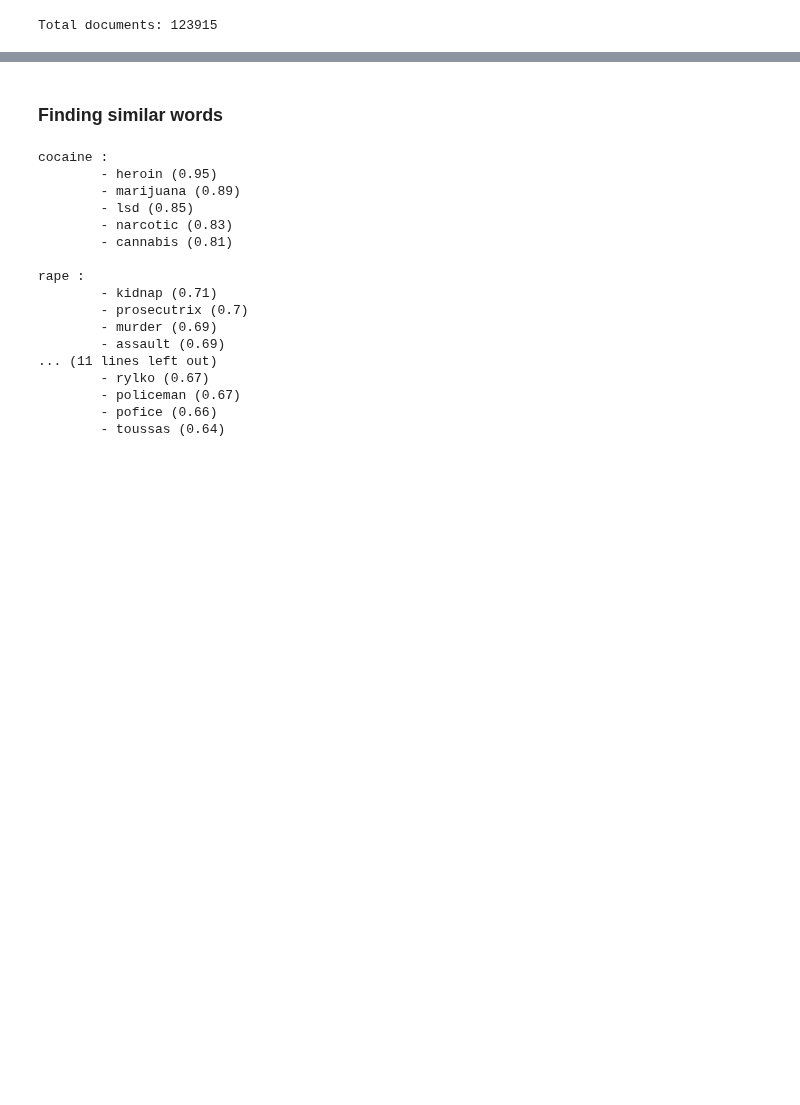
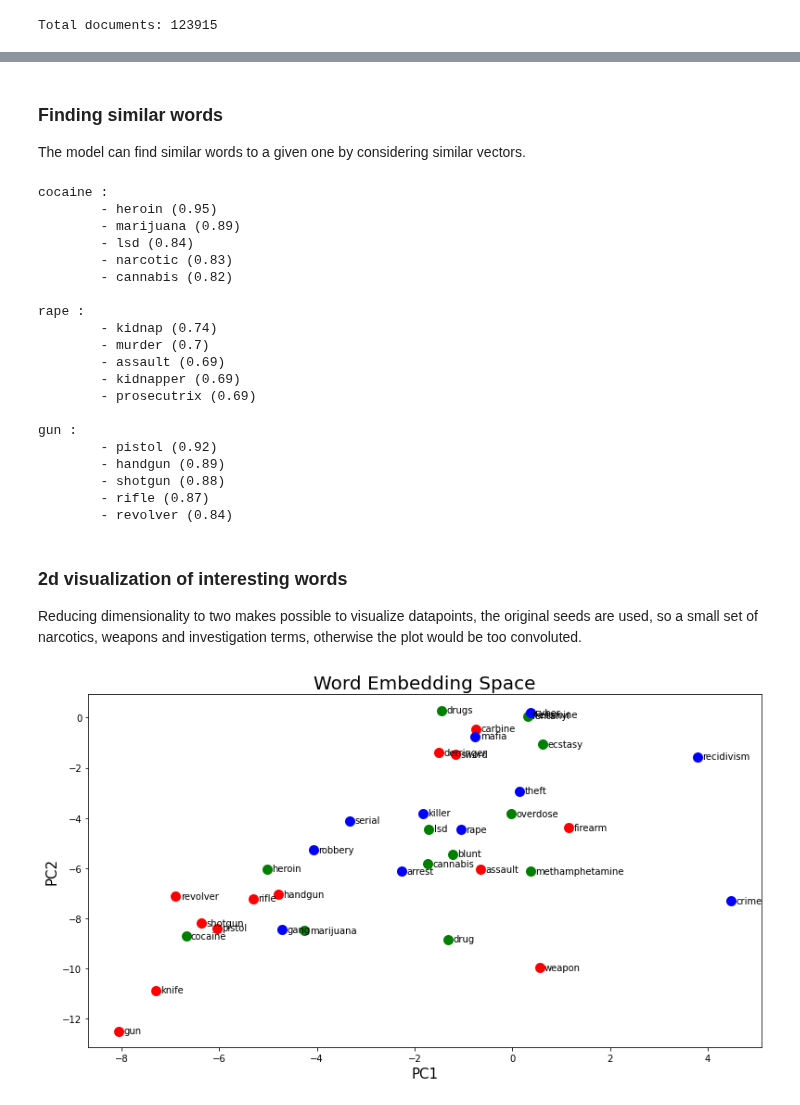
Before and after one commit to tomfran/caselaw-temporal-analysis, a Jupyter notebook: notebooks/07_word_embeddings.ipynb, the cells around one changed output, grey strips where cells are left out. Drawn from its saved outputs; the diff is of its cells as text; code cells hidden in the pictures; blank space fills up the shorter version.

Commit message:
Added markdown to the majority of notebooks, studied temporal word embeddings

```diff
--- a/notebooks/07_word_embeddings.ipynb
+++ b/notebooks/07_word_embeddings.ipynb
@@ -22,5 +28,4 @@ Total documents: 123915
 # %%
 model = Word2Vec(tokens, min_count=5, workers=4)
 # %%
-vectors_path = "../data/models/Illinois_Appellate_vectors.kv"
-model.wv.save(vectors_path)
+vectors_path = "../data/models/vectors/Illinois_appellate_vectors.kv"
@@ -27,11 +34,12 @@ model.wv.save(vectors_path)
 # %%
-reloaded_word_vectors = KeyedVectors.load(vectors_path)
+word_vectors = KeyedVectors.load(vectors_path)
-# %% [markdown]
-### Finding similar words
+# %% [markdown]
+### Finding similar words
+The model can find similar words to a given one by considering similar vectors.
 # %%
-for word in ["cocaine", "rape", "gun", "police"]:
+for word in ["cocaine", "rape", "gun"]:
     try:
-        sim = reloaded_word_vectors.most_similar(word, topn=5)
+        sim = word_vectors.most_similar(word, topn=5)
         print(word, ":\n\t- " + "\n\t- ".join([f"{e[0]} ({round(e[1], 2)})" for e in sim]), "\n")
     except:
         print(word, ": not present in vocab\n")
@@ -39,17 +47,57 @@ for word in ["cocaine", "rape", "gun", "police"]:
 cocaine :
         - heroin (0.95)
         - marijuana (0.89)
-        - lsd (0.85)
+        - lsd (0.84)
         - narcotic (0.83)
-        - cannabis (0.81)
+        - cannabis (0.82)
 
 rape :
-        - kidnap (0.71)
-        - prosecutrix (0.7)
-        - murder (0.69)
+        - kidnap (0.74)
+        - murder (0.7)
         - assault (0.69)
-... (11 lines left out)
-        - rylko (0.67)
-        - policeman (0.67)
-        - pofice (0.66)
-        - toussas (0.64)
+        - kidnapper (0.69)
+        - prosecutrix (0.69)
+
+gun :
+        - pistol (0.92)
+        - handgun (0.89)
+        - shotgun (0.88)
+        - rifle (0.87)
+        - revolver (0.84)
+# %% [markdown]
+### 2d visualization of interesting words
+Reducing dimensionality to two makes possible to visualize datapoints, the original seeds are used, so a small set of narcotics, weapons and investigation terms, otherwise the plot would be too convoluted.
+# %%
+pca = PCA(n_components=2)
+pca.fit(word_vectors.vectors)
+
+interesting = [list(e) for e in Seeds().get_starting_seeds()]
+
+plt.figure(figsize=(13,7))
+
+colors = ["green", "red", "blue"]
+
+for i, l in enumerate(interesting):
+    vectors = []
+    for w in l.copy():
+        try:
+            vectors.append(word_vectors[w])
+        except:
+            l.remove(w)
+
+    vectors = np.array(vectors)
+    r_vectors = pca.transform(vectors)
+
+    plt.scatter(r_vectors[:,0],r_vectors[:,1],linewidths=5,color=colors[i])
+
+    for i, word in enumerate(l):
+        plt.annotate(word,xy=(r_vectors[i,0]+0.1,r_vectors[i,1]-0.1))
+
+plt.xlabel("PC1",size=15)
+plt.ylabel("PC2",size=15)
+
+plt.title("Word Embedding Space",size=20)
+
+plt.show()
+# %% [output]
+[figure, added]
```
Also changed, not shown: parts of 15 cells of this notebook, 4 other files.
